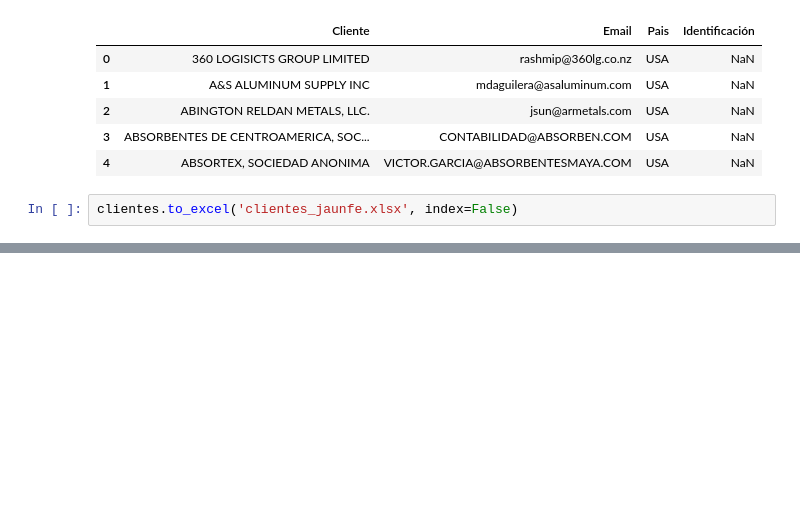
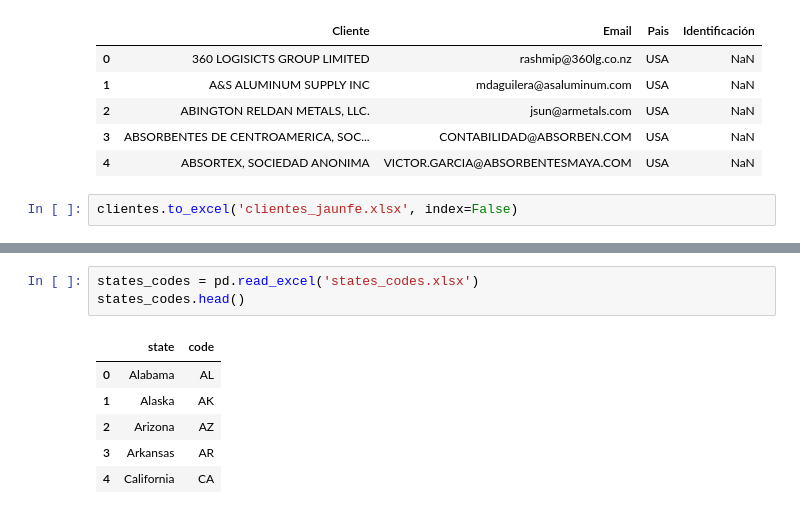
Before and after one commit to pricingts/pricing, a Jupyter notebook: a.ipynb, the cells around one changed output, grey strips where cells are left out. Cells and saved outputs as stored; diff of their text form; blank space fills up the shorter version.

```diff
--- a/a.ipynb
+++ b/a.ipynb
@@ -110,0 +121,10 @@ clientes.to_excel('clientes_jaunfe.xlsx', index=False)
+# %%
+states_codes = pd.read_excel('states_codes.xlsx')
+states_codes.head()
+# %% [output]
+|  | state | code |
+| 0 | Alabama | AL |
+| 1 | Alaska | AK |
+| 2 | Arizona | AZ |
+| 3 | Arkansas | AR |
+| 4 | California | CA |
```
Also changed, not shown: parts of 7 cells of this notebook, 5 other files.
